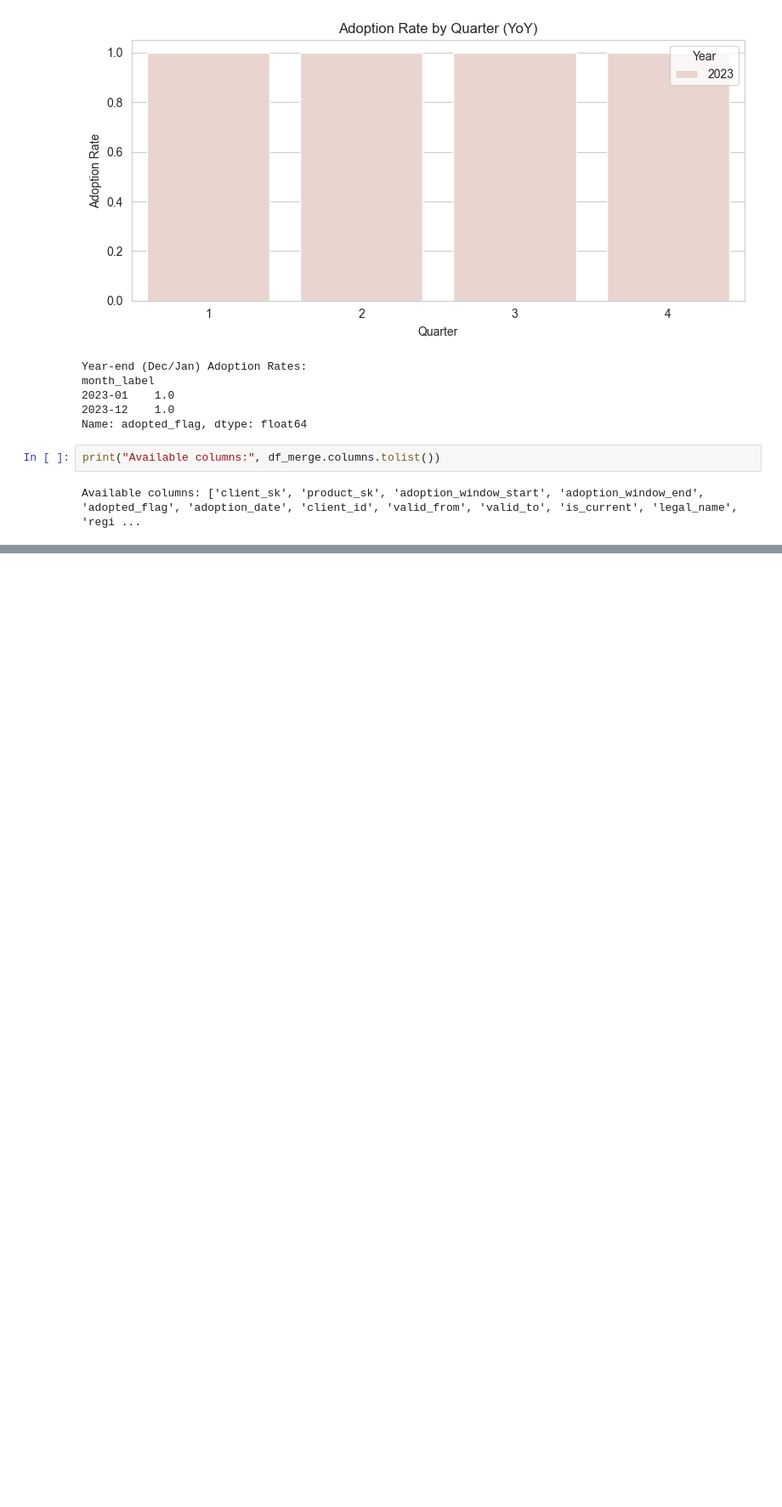
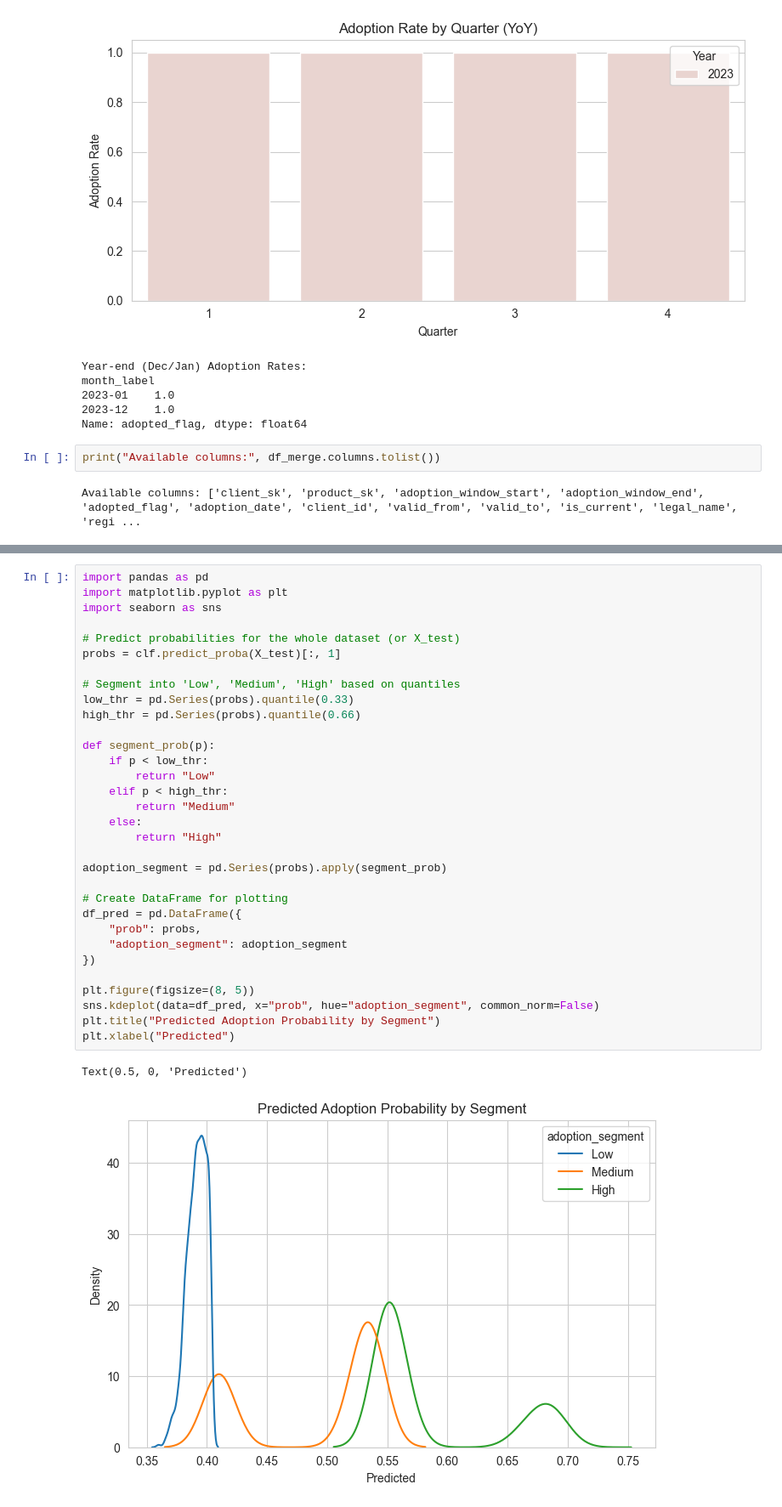
Before and after one commit to thembani47/UbuntuBankSA, a Jupyter notebook: Notebook/crosstableanalysistest.ipynb, the cells around one changed output, grey strips where cells are left out. Shown at 85% size. Drawn from its saved outputs; the diff is of its cells as text; blank space fills up the shorter version.

```diff
--- a/Notebook/crosstableanalysistest.ipynb
+++ b/Notebook/crosstableanalysistest.ipynb
@@ -1192,0 +1207,35 @@ Name: count, dtype: int64
+# %%
+import pandas as pd
+import matplotlib.pyplot as plt
+import seaborn as sns
+
+# Predict probabilities for the whole dataset (or X_test)
+probs = clf.predict_proba(X_test)[:, 1]
+
+# Segment into 'Low', 'Medium', 'High' based on quantiles
+low_thr = pd.Series(probs).quantile(0.33)
+high_thr = pd.Series(probs).quantile(0.66)
+
+def segment_prob(p):
+    if p < low_thr:
+        return "Low"
+    elif p < high_thr:
+        return "Medium"
+    else:
+        return "High"
+
+adoption_segment = pd.Series(probs).apply(segment_prob)
+
+# Create DataFrame for plotting
+df_pred = pd.DataFrame({
+    "prob": probs,
+    "adoption_segment": adoption_segment
+})
+
+plt.figure(figsize=(8, 5))
+sns.kdeplot(data=df_pred, x="prob", hue="adoption_segment", common_norm=False)
+plt.title("Predicted Adoption Probability by Segment")
+plt.xlabel("Predicted")
+# %% [output]
+Text(0.5, 0, 'Predicted')
+[figure, added]
```
Also changed, not shown: parts of 4 cells of this notebook.
